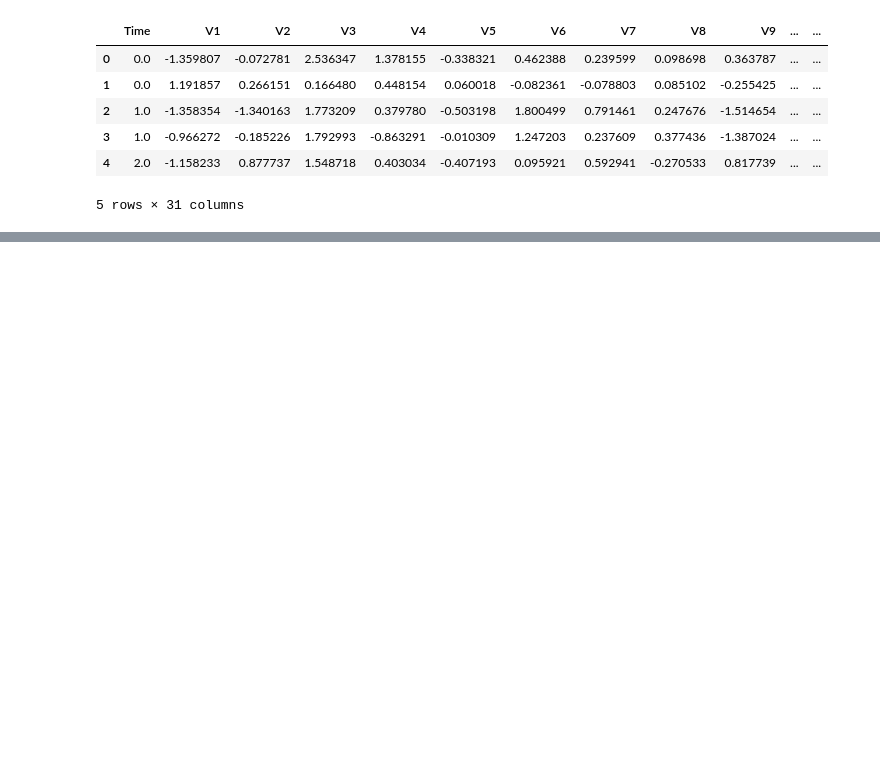
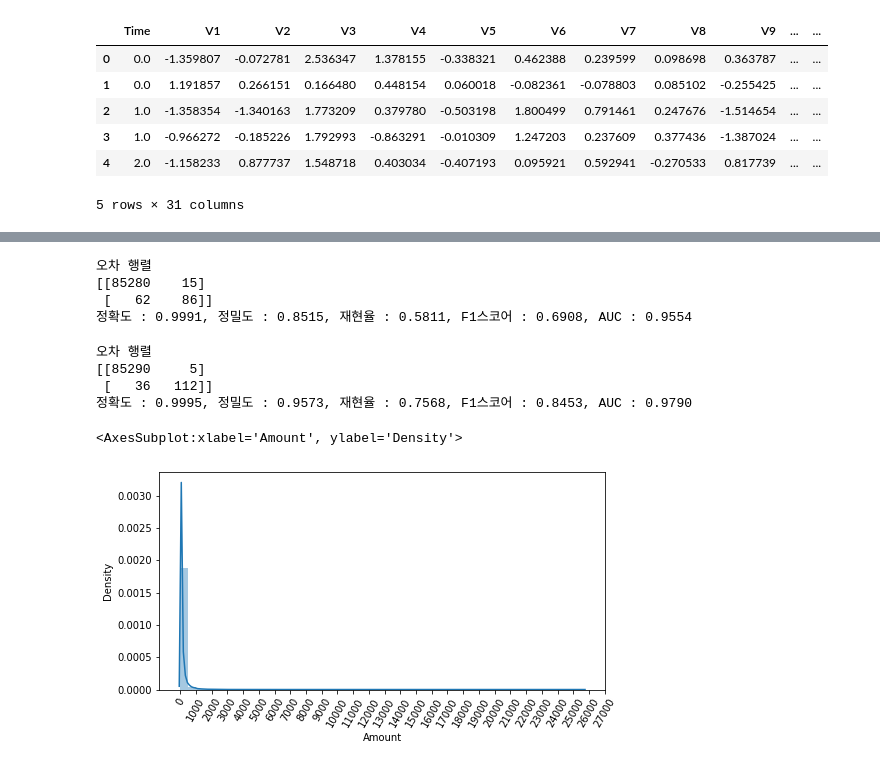
Before and after one commit to amps93/TIL_, a Jupyter notebook: sklearn/220321/credit.ipynb, the cells around one changed output, grey strips where cells are left out. Saved outputs shown, nothing was run; the diff lists cells and outputs as text; code cells hidden in the pictures; blank space fills up the shorter version.

Commit message:
credit

```diff
--- a/sklearn/220321/credit.ipynb
+++ b/sklearn/220321/credit.ipynb
@@ -3,3 +8,3 @@ import pandas as pd
 # %%
-data = pd.read_csv('creditcard.csv')
+card_df = pd.read_csv('creditcard.csv')
 # %%
@@ -14,0 +95,12 @@ data.head()
+# %%
+lr_clf = LogisticRegression()
+lr_clf.fit(X_train, y_train)
+lr_pred = lr_clf.predict(X_test)
+lr_pred_proba = lr_clf.predict_proba(X_test)[:, 1]
+
+get_clf_eval(y_test, lr_pred, lr_pred_proba)
+# %% [output]
+오차 행렬
+[[85280    15]
+ [   62    86]]
+정확도 : 0.9991, 정밀도 : 0.8515, 재현율 : 0.5811, F1스코어 : 0.6908, AUC : 0.9554
@@ -14,0 +114,19 @@ data.head()
+# %%
+from lightgbm import LGBMClassifier
+
+lgbm_clf = LGBMClassifier(n_estimators=1000, num_leaves=64, n_jobs=-1, boost_from_average=False)
+get_model_train_eval(lgbm_clf, ftr_train=X_train, ftr_test=X_test, tgt_train=y_train, tgt_test=y_test)
+# %% [output]
+오차 행렬
+[[85290     5]
+ [   36   112]]
+정확도 : 0.9995, 정밀도 : 0.9573, 재현율 : 0.7568, F1스코어 : 0.8453, AUC : 0.9790
+# %%
+# 데이터 분포도 변환 후 모델 학습/예측/평가
+import seaborn as sns
+plt.figure(figsize=(8, 4))
+plt.xticks(range(0, 30000, 1000), rotation=60)
+sns.distplot(card_df['Amount'])
+# %% [output]
+<AxesSubplot:xlabel='Amount', ylabel='Density'>
+[figure, added]
```
Also changed, not shown: parts of 23 cells of this notebook, 1 other file.
